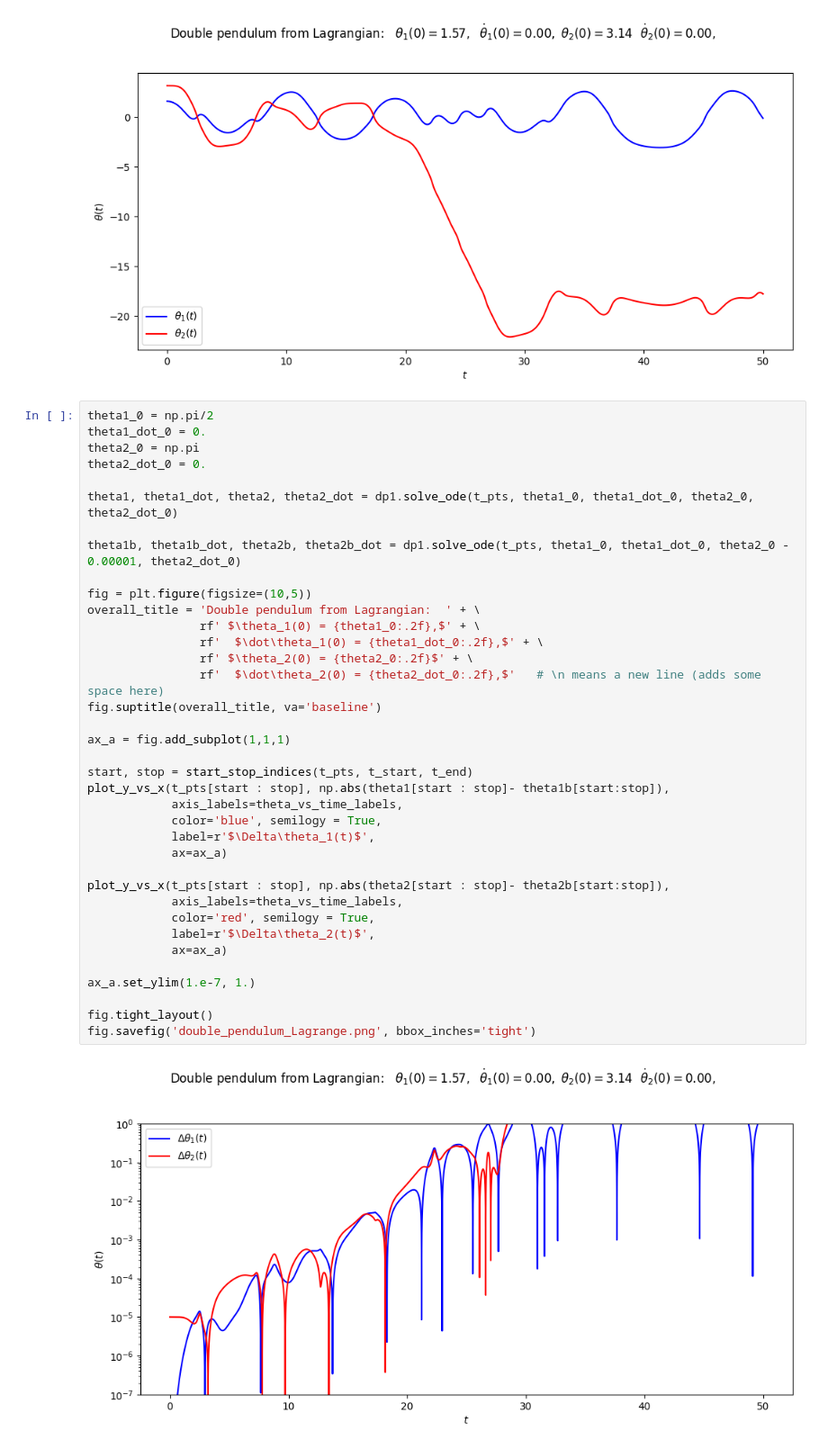
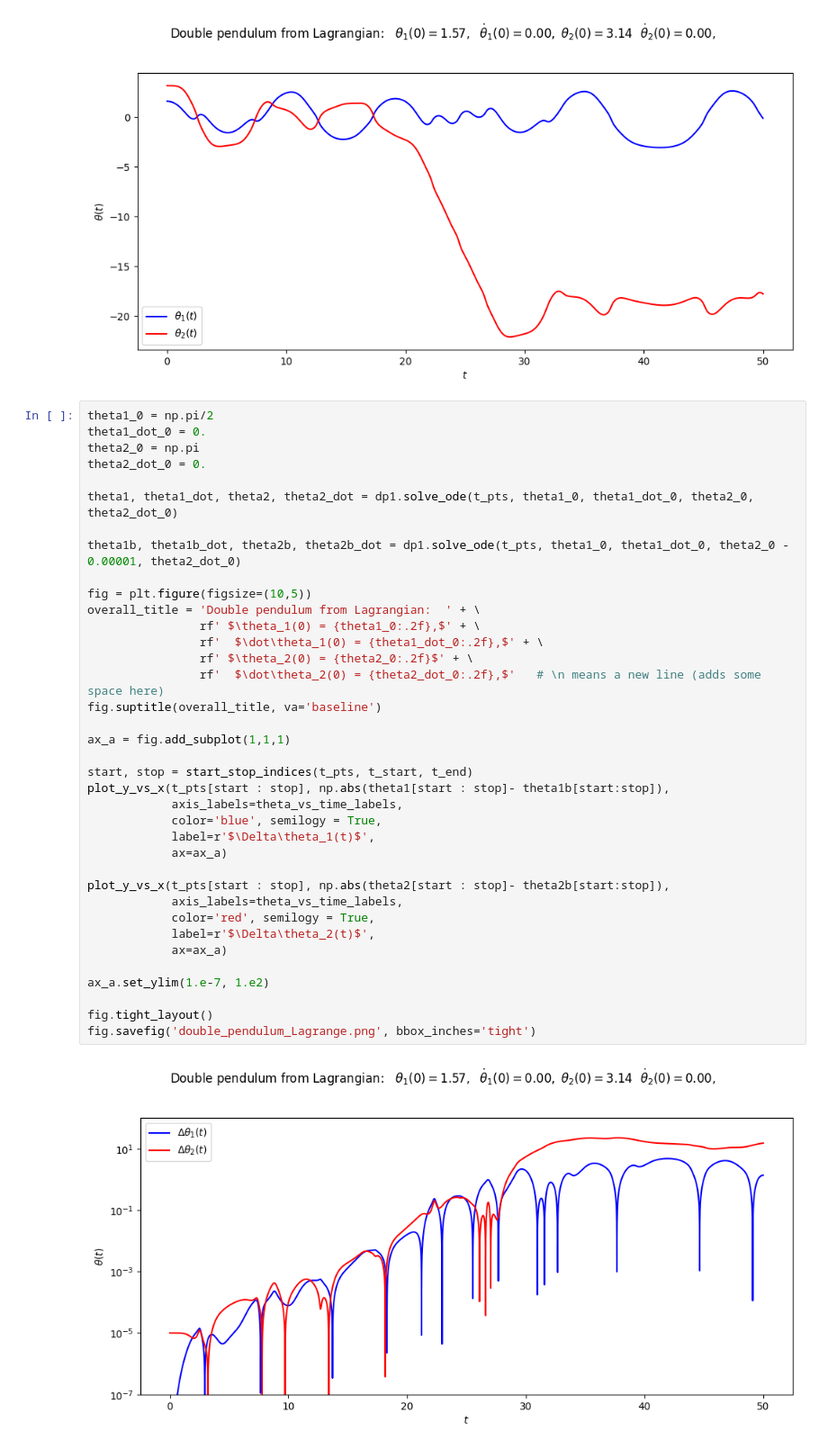
Before and after one commit to AdithyaReji/5300_final, a Jupyter notebook: Lagrangian_pendulum.ipynb, the cells around one changed output. Shown at 90% size. Saved outputs shown, nothing was run; the diff lists cells and outputs as text.

```diff
--- a/Lagrangian_pendulum.ipynb
+++ b/Lagrangian_pendulum.ipynb
@@ -264,32 +262,32 @@ theta1, theta1_dot, theta2, theta2_dot = dp1.solve_ode(t_pts, theta1_0, theta1_d
 
 theta1b, theta1b_dot, theta2b, theta2b_dot = dp1.solve_ode(t_pts, theta1_0, theta1_dot_0, theta2_0 - 0.00001, theta2_dot_0)
 
 fig = plt.figure(figsize=(10,5))
 overall_title = 'Double pendulum from Lagrangian:  ' + \
                 rf' $\theta_1(0) = {theta1_0:.2f},$' + \
                 rf'  $\dot\theta_1(0) = {theta1_dot_0:.2f},$' + \
                 rf' $\theta_2(0) = {theta2_0:.2f}$' + \
                 rf'  $\dot\theta_2(0) = {theta2_dot_0:.2f},$'   # \n means a new line (adds some space here)
 fig.suptitle(overall_title, va='baseline')
 
 ax_a = fig.add_subplot(1,1,1)
 
 start, stop = start_stop_indices(t_pts, t_start, t_end)
 plot_y_vs_x(t_pts[start : stop], np.abs(theta1[start : stop]- theta1b[start:stop]),
             axis_labels=theta_vs_time_labels,
             color='blue', semilogy = True,
             label=r'$\Delta\theta_1(t)$',
             ax=ax_a)
 
 plot_y_vs_x(t_pts[start : stop], np.abs(theta2[start : stop]- theta2b[start:stop]),
             axis_labels=theta_vs_time_labels,
             color='red', semilogy = True,
             label=r'$\Delta\theta_2(t)$',
             ax=ax_a)
 
-ax_a.set_ylim(1.e-7, 1.)
+ax_a.set_ylim(1.e-7, 1.e2)
 
 fig.tight_layout()
 fig.savefig('double_pendulum_Lagrange.png', bbox_inches='tight')
 # %% [output]
-[figure, old version]
+[figure, new version]
```
Also changed, not shown: parts of 6 cells of this notebook.
